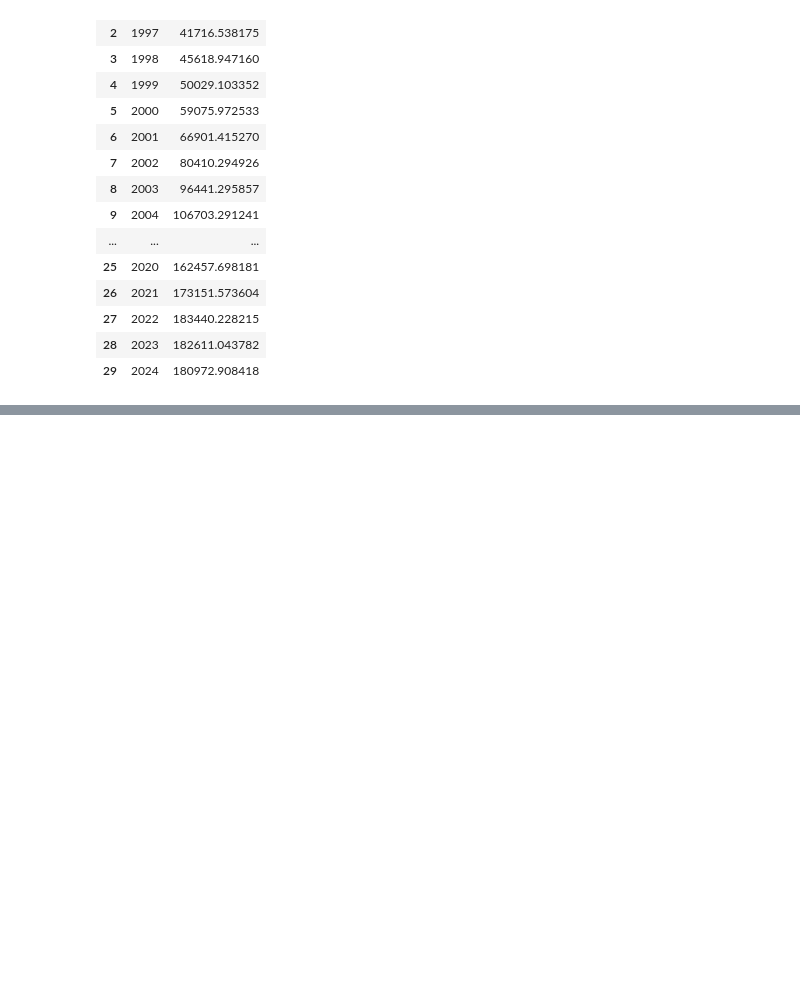
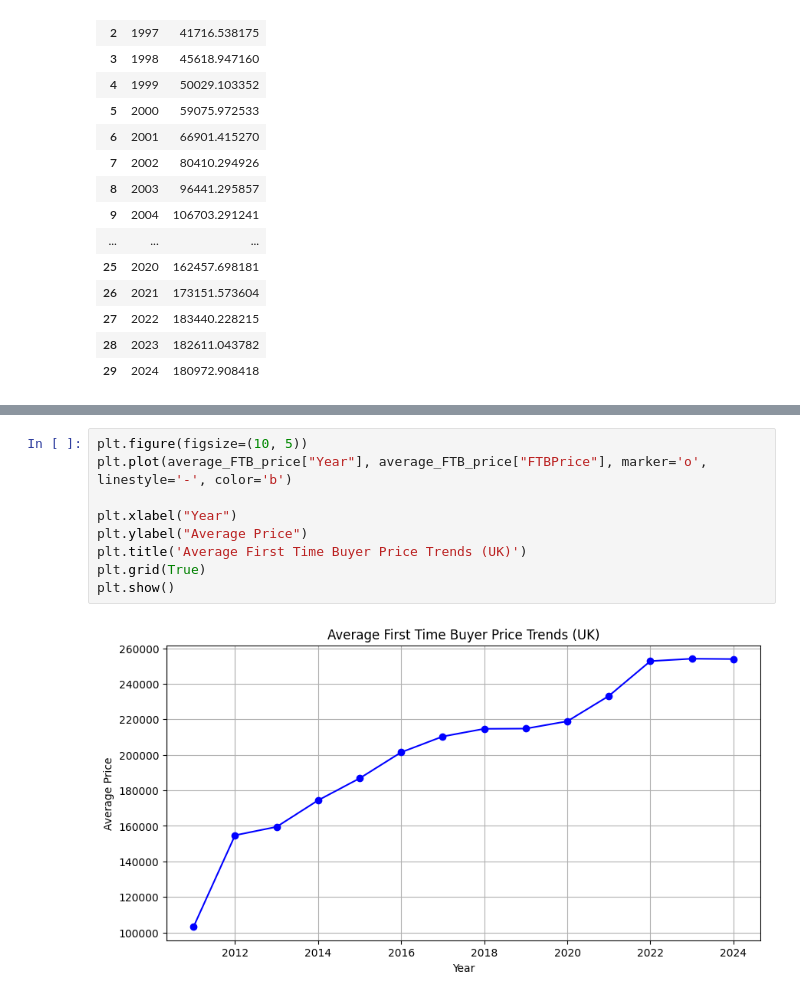
Before and after one commit to sjmabs/EDA, a Jupyter notebook: notebooks/eda.ipynb, the cells around one changed output, grey strips where cells are left out. Drawn from its saved outputs; the diff is of its cells as text; blank space fills up the shorter version.

```diff
--- a/notebooks/eda.ipynb
+++ b/notebooks/eda.ipynb
@@ -127,3 +154,14 @@ average_FTB_price
+# %%
+plt.figure(figsize=(10, 5))
+plt.plot(average_FTB_price["Year"], average_FTB_price["FTBPrice"], marker='o', linestyle='-', color='b')
+
+plt.xlabel("Year")
+plt.ylabel("Average Price")
+plt.title('Average First Time Buyer Price Trends (UK)')
+plt.grid(True)
+plt.show()
+# %% [output]
+[figure, added]
 # %%
 # Regional variations - comparing prices across different countries
 
```
Also changed, not shown: parts of 5 cells of this notebook, 1 other file.
